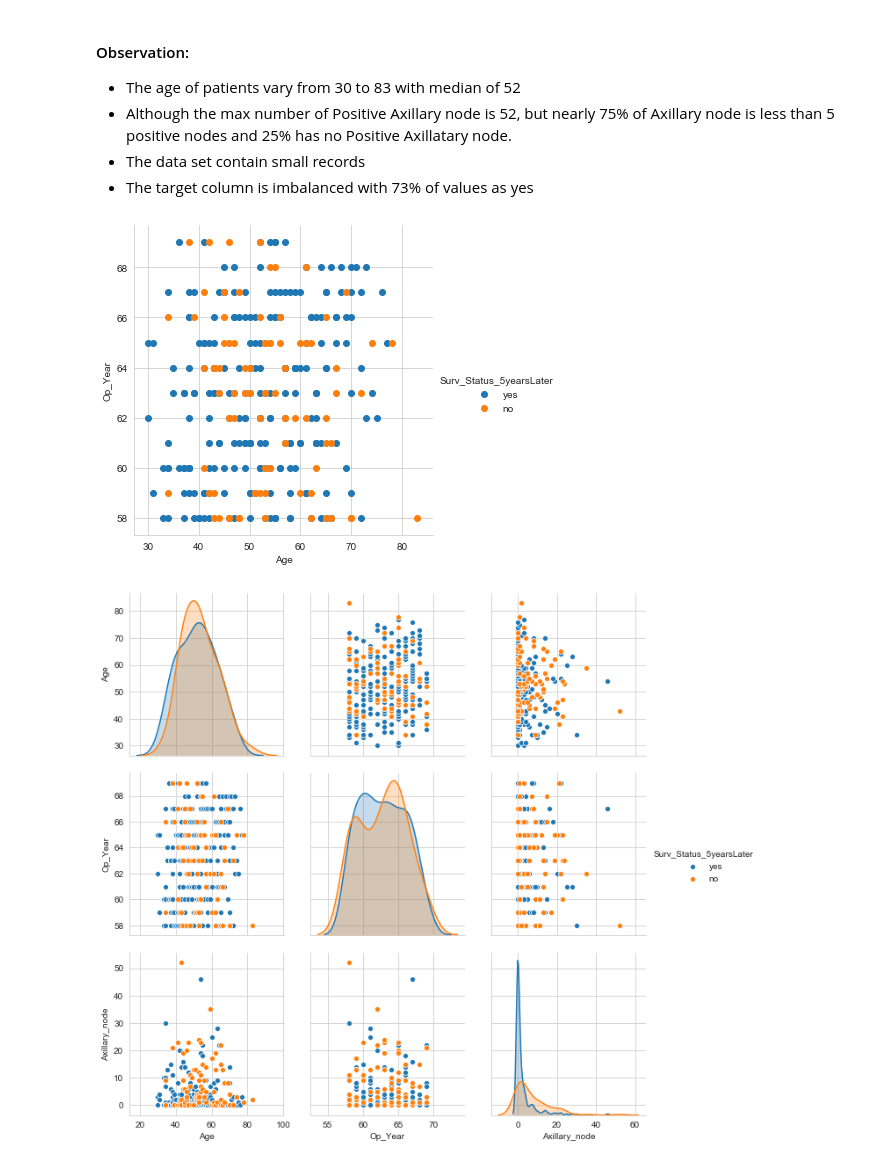
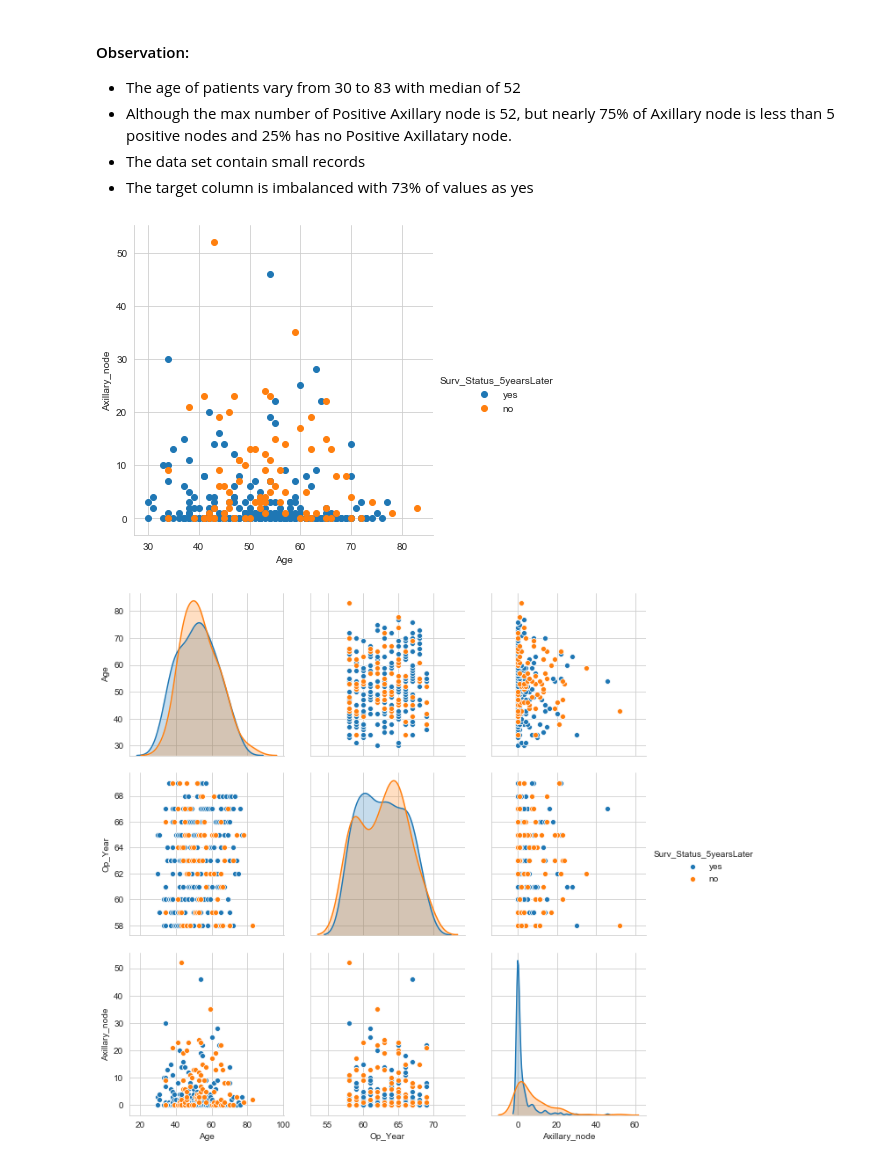
Before and after one commit to CSiddharthNavaneethan/Python, a Jupyter notebook: Habermans_CancerDataSet.ipynb, the cells around one changed output. Drawn from its saved outputs; the diff is of its cells as text; code cells hidden in the pictures.

```diff
--- a/Habermans_CancerDataSet.ipynb
+++ b/Habermans_CancerDataSet.ipynb
@@ -104,10 +104,10 @@ Name: Surv_Status_5yearsLater, dtype: float64
 * The target column is imbalanced with 73% of values as yes
 # %%
 sns.set_style('whitegrid')
-sns.FacetGrid(habs_data, hue='Surv_Status_5yearsLater',height=5).map(plt.scatter,'Age','Op_Year').add_legend()
+sns.FacetGrid(habs_data, hue='Surv_Status_5yearsLater',height=5).map(plt.scatter,'Age','Axillary_node').add_legend()
 plt.show()
 # %% [output]
-[figure, old version]
+[figure, new version]
 # %%
 plt.close()
 sns.set_style('whitegrid')
```
